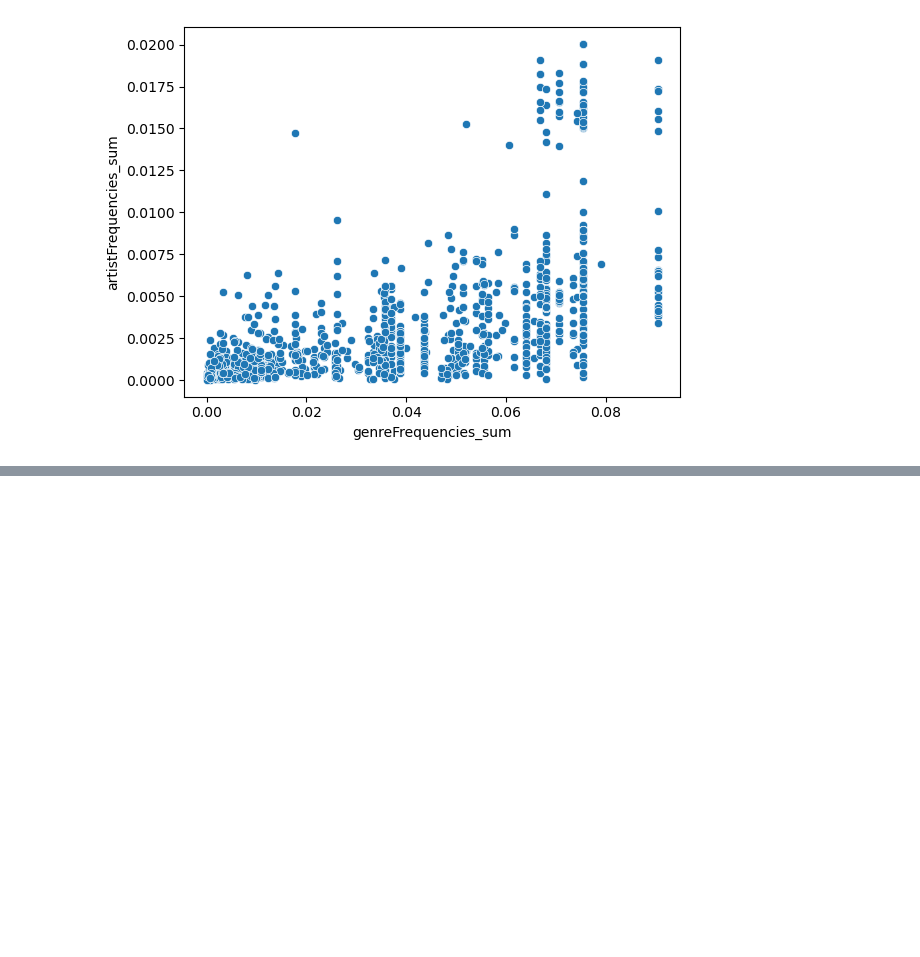
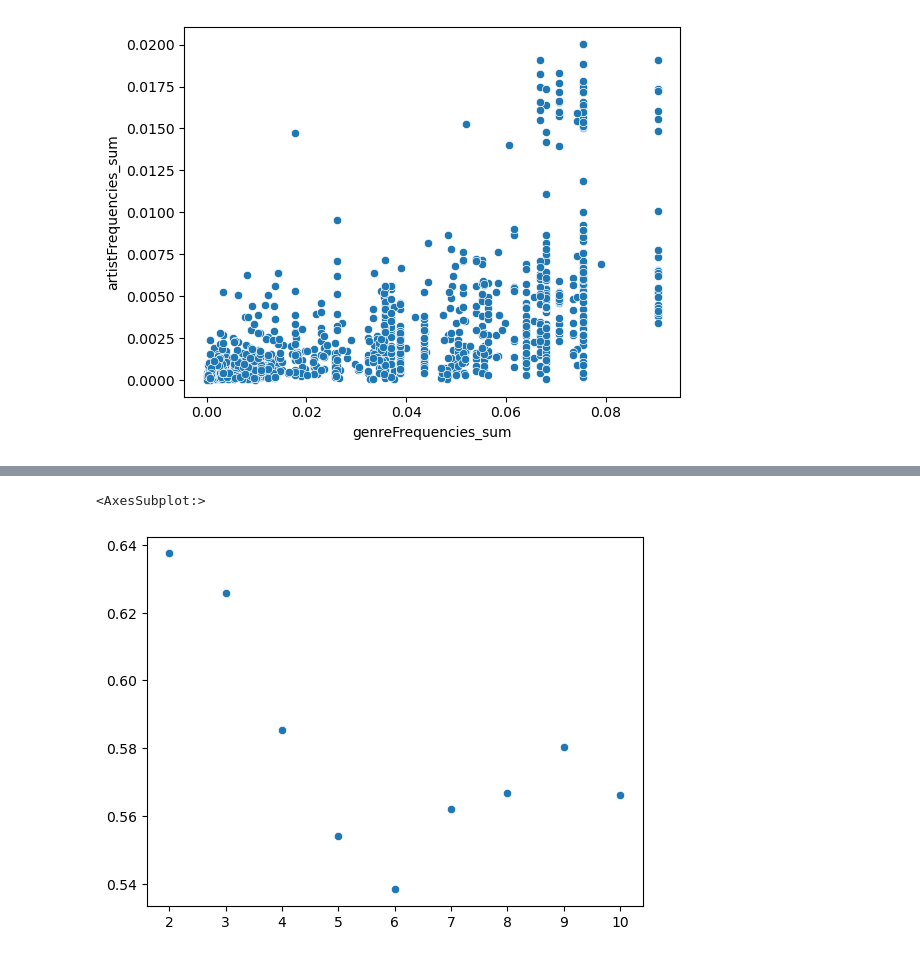
Before and after one commit to bsilver3/RFP2, a Jupyter notebook: SpotifyData_Zach.ipynb, the cells around one changed output, grey strips where cells are left out. Saved outputs shown, nothing was run; the diff lists cells and outputs as text; code cells hidden in the pictures; blank space fills up the shorter version.

```diff
--- a/SpotifyData_Zach.ipynb
+++ b/SpotifyData_Zach.ipynb
@@ -106,7 +112,7 @@ def getFrequency(allList, obj):
     frequency = round(count/len(allList), 5)
     return frequency
 # %%
-allPlaylistInfo0 = pd.DataFrame()
+allPlaylistInfo = pd.DataFrame()
 counter = 1
 for playlist in playlistData['playlists']:
     genres, x = getPlaylistGenres(playlist, 2)
@@ -124,7 +130,7 @@ for playlist in playlistData['playlists']:
            'genreFrequencies_sum':[sum(gfs)],
            'artists': [artists],
            'artistFrequencies_sum':[sum(afs)]})
-    allPlaylistInfo0 = pd.concat([allPlaylistInfo0, row], ignore_index=True).reset_index(drop=True)
+    allPlaylistInfo = pd.concat([allPlaylistInfo, row], ignore_index=True).reset_index(drop=True)
     percentDone = round((counter/len(playlistData['playlists'])*100),2)
     clear_output(wait=True)
     time.sleep(0.001)
@@ -209,0 +155,22 @@ plt.show()
+# %%
+def miniBatchKMeans(df, k):
+    batch_size = 5120
+    minibatch_kmeans = MiniBatchKMeans(n_clusters=k, batch_size=batch_size, random_state=777)
+    clusters = minibatch_kmeans.fit_predict(df)
+    labels = minibatch_kmeans.fit_predict(df)
+    return clusters, labels
+# %%
+kMeansX = allPlaylistInfo[['genreFrequencies_sum', 'artistFrequencies_sum']]
+
+cluster_range = range(2, 11)
+
+silhouette_scores = {}
+
+for num_clusters in cluster_range:
+    clusters, labels = miniBatchKMeans(kMeansX, num_clusters)
+    silhouette_scores[num_clusters] = silhouette_score(kMeansX, labels)
+
+sns.scatterplot(x=silhouette_scores.keys(), y=silhouette_scores.values())
+# %% [output]
+<AxesSubplot:>
+[figure, added]
```
Also changed, not shown: parts of 13 cells of this notebook.
